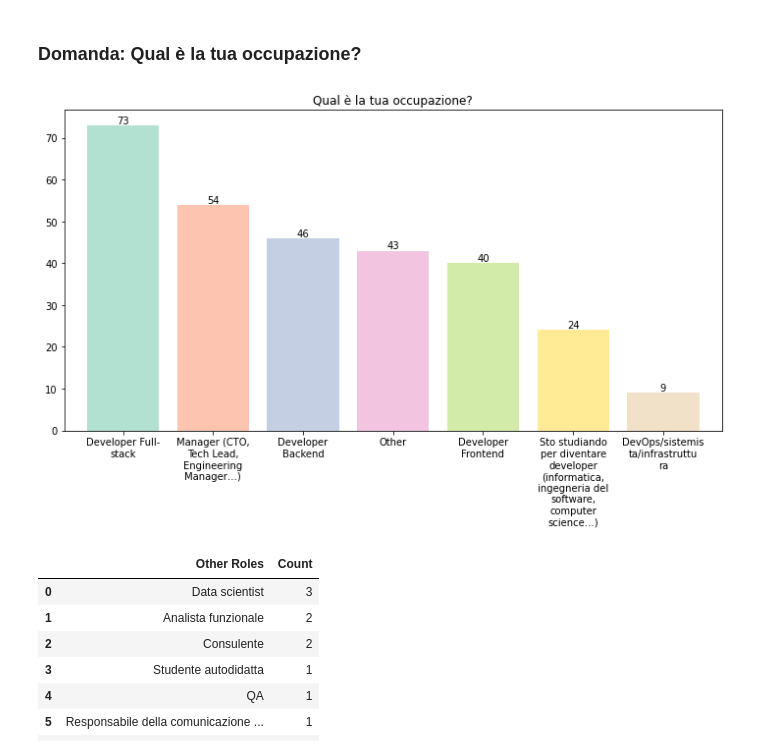
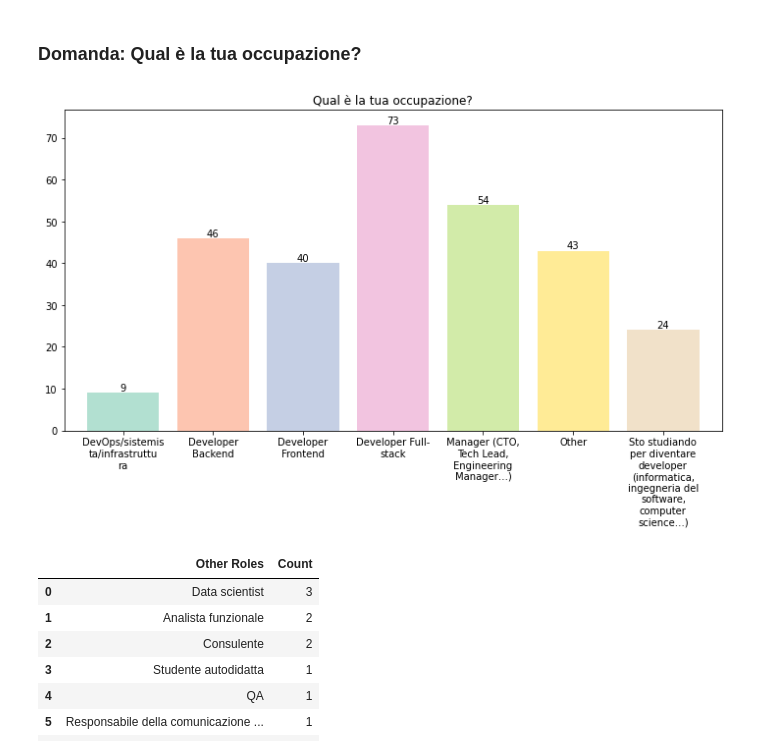
Before and after one commit to leriomaggio/dina-tech-hub-survey, a Jupyter notebook: survey_analysis_pres.ipynb, the cells around one changed output. Saved outputs shown, nothing was run; the diff lists cells and outputs as text; code cells hidden in the pictures.

Commit message:
first part with filenames generated

```diff
--- a/survey_analysis_pres.ipynb
+++ b/survey_analysis_pres.ipynb
@@ -109,9 +117,10 @@ question(ROLES_QUESTION)
 ### Domanda: Qual è la tua occupazione?
 # %%
 bar_plot(df=answers, columns=["role_cat"], title=ROLES_QUESTION,
-         width=0.8, sorted="values", wrapping=15, legend=False)
+         filename="part1_04_campione_ruolo_professionale.pdf",
+         width=0.8, sorted="index", wrapping=15, legend=False)
 # %% [output]
-[figure, old version]
+[figure, new version]
 # %%
 other_roles = answers[answers.role_cat == "Other"]["Role"].value_counts()
 pd.DataFrame({"Other Roles": other_roles.index.values, "Count": other_roles.values}).head(n=8)
```
Also changed, not shown: parts of 50 cells of this notebook.
